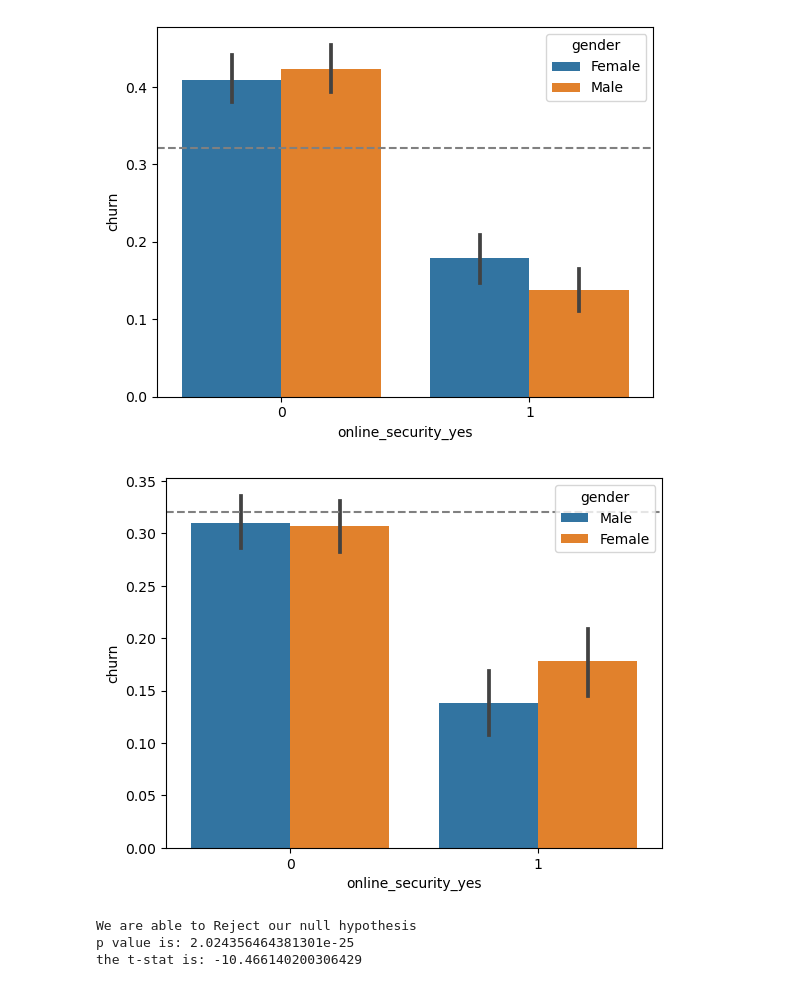
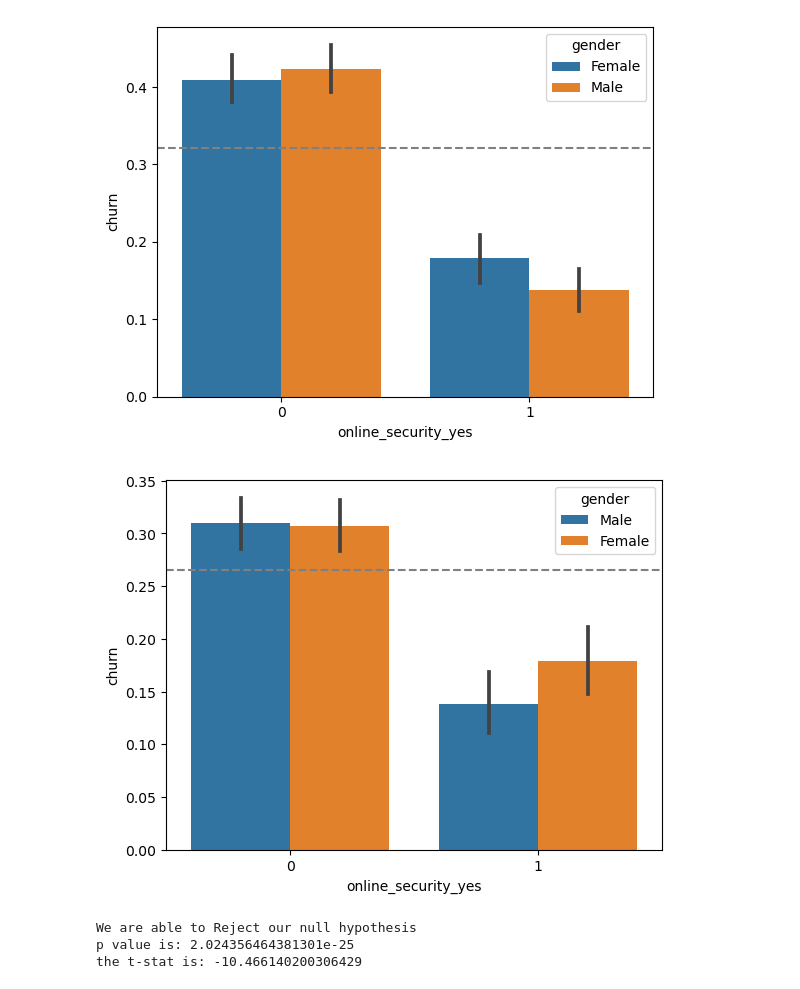
Before and after one commit to Adam-Harris87/classification-project, a Jupyter notebook: explore.ipynb, the cells around one changed output. Saved outputs shown, nothing was run; the diff lists cells and outputs as text; code cells hidden in the pictures.

```diff
--- a/explore.ipynb
+++ b/explore.ipynb
@@ -512,15 +547,15 @@ plt.axhline(internet.churn.mean(), ls='--', color='gray')
 plt.show()
 # %% [output]
 [figure]
-# %%
-sns.barplot(data=train,
-            x='online_security_yes',
-            y='churn',
-           hue='gender')
-plt.axhline(internet.churn.mean(), ls='--', color='gray')
-plt.show()
-# %% [output]
-[figure, removed]
+# %%
+sns.barplot(data=train,
+            x='online_security_yes',
+            y='churn',
+           hue='gender')
+plt.axhline(train.churn.mean(), ls='--', color='gray')
+plt.show()
+# %% [output]
+[figure, added]
 # %%
 t_stat, p = stats.ttest_ind(internet.security_and_backup, internet.churn)
 # %%
```
Also changed, not shown: parts of 9 cells of this notebook, 2 other files.
